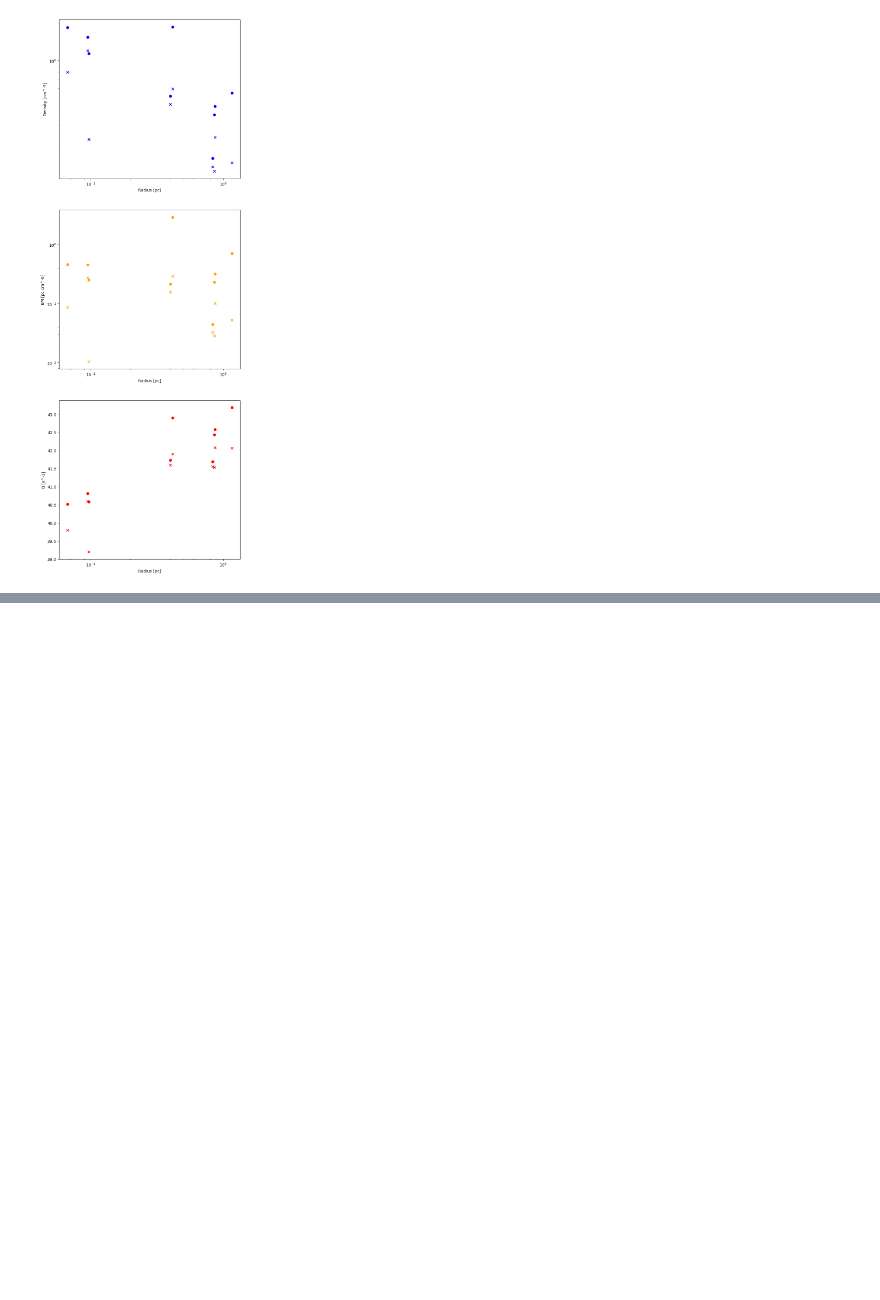
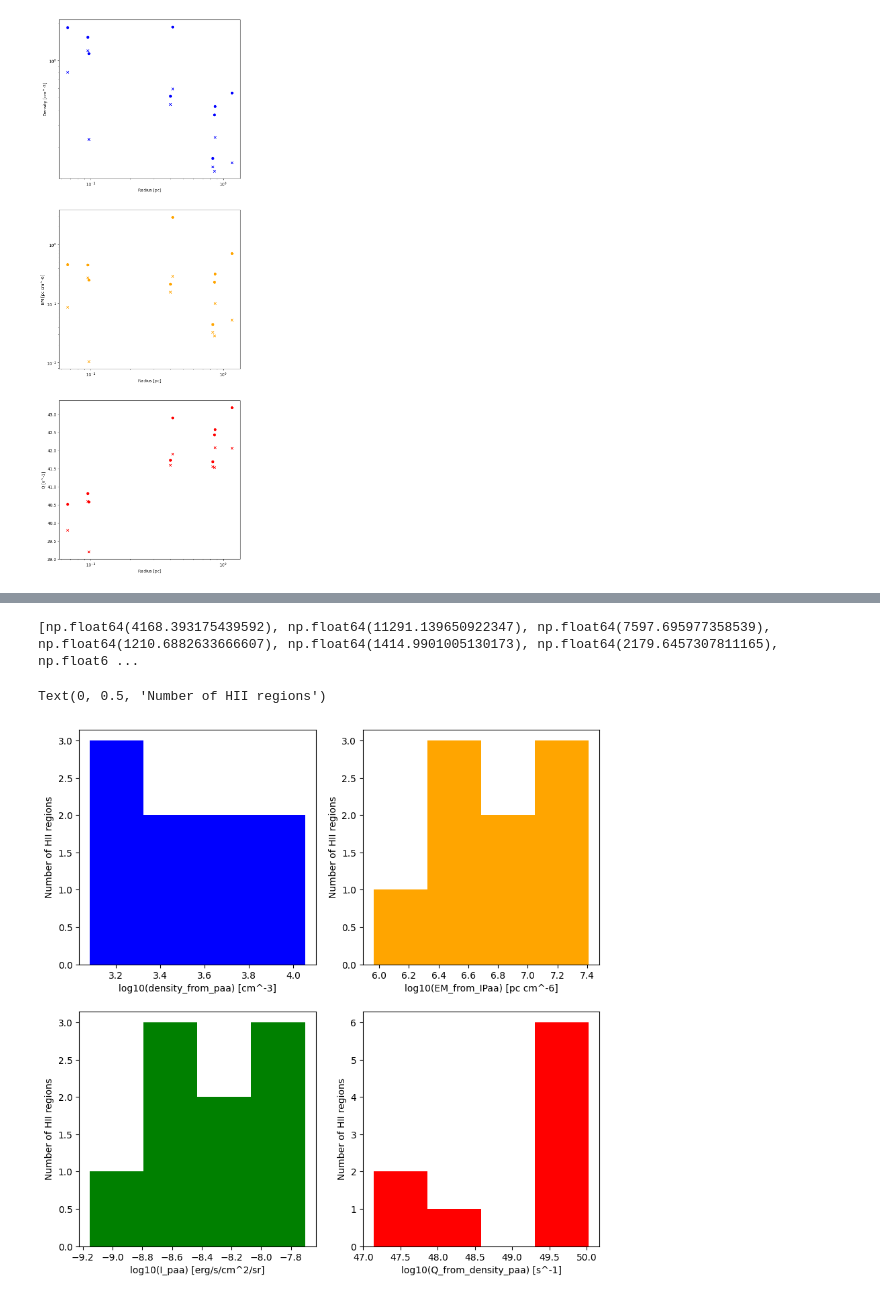
Before and after one commit to tyoo37/w51_nircam, a Jupyter notebook: analysis/HII_regions/resolved_HII_regions.ipynb, the cells around one changed output, grey strips where cells are left out. Drawn from its saved outputs; the diff is of its cells as text; code cells hidden in the pictures; blank space fills up the shorter version.

```diff
--- a/analysis/HII_regions/resolved_HII_regions.ipynb
+++ b/analysis/HII_regions/resolved_HII_regions.ipynb
@@ -242,0 +415,26 @@ ax3.set_xscale('log')
+# %%
+from matplotlib import pyplot as plt
+
+fig = plt.figure(figsize=(10, 10))
+ax1 = fig.add_subplot(221)
+ax2 = fig.add_subplot(222)
+ax3 = fig.add_subplot(223)
+ax4 = fig.add_subplot(224)
+print(params['density_from_paa'])
+ax1.hist(np.log10(params['density_from_paa']), bins=np.linspace(np.nanmin(np.log10(params['density_from_paa'])), np.nanmax(np.log10(params['density_from_paa'])), 5), color='blue')
+ax1.set_xlabel('log10(density_from_paa) [cm^-3]')
+ax1.set_ylabel('Number of HII regions')
+ax2.hist(np.log10(params['EM_from_IPaa']), bins=np.linspace(np.nanmin(np.log10(params['EM_from_IPaa'])), np.nanmax(np.log10(params['EM_from_IPaa'])), 5), color='orange')
+ax2.set_xlabel('log10(EM_from_IPaa) [pc cm^-6]')
+ax2.set_ylabel('Number of HII regions')
+ax3.hist(np.log10(params['I_paa']), bins=np.linspace(np.nanmin(np.log10(params['I_paa'])), np.nanmax(np.log10(params['I_paa'])), 5), color='green')
+ax3.set_xlabel('log10(I_paa) [erg/s/cm^2/sr]')
+ax3.set_ylabel('Number of HII regions')
+ax4.hist(params['Q_from_density_paa'], bins=np.linspace(np.nanmin(params['Q_from_density_paa']), np.nanmax(params['Q_from_density_paa']), 5), color='red')
+#ax4.set_xscale('log')
+ax4.set_xlabel('log10(Q_from_density_paa) [s^-1]')
+ax4.set_ylabel('Number of HII regions')
+# %% [output]
+[np.float64(4168.393175439592), np.float64(11291.139650922347), np.float64(7597.695977358539), np.float64(1210.6882633666607), np.float64(1414.9901005130173), np.float64(2179.6457307811165), np.float6 ...
+Text(0, 0.5, 'Number of HII regions')
+[figure, added]
```
Also changed, not shown: parts of 10 cells of this notebook, 10 other files.
